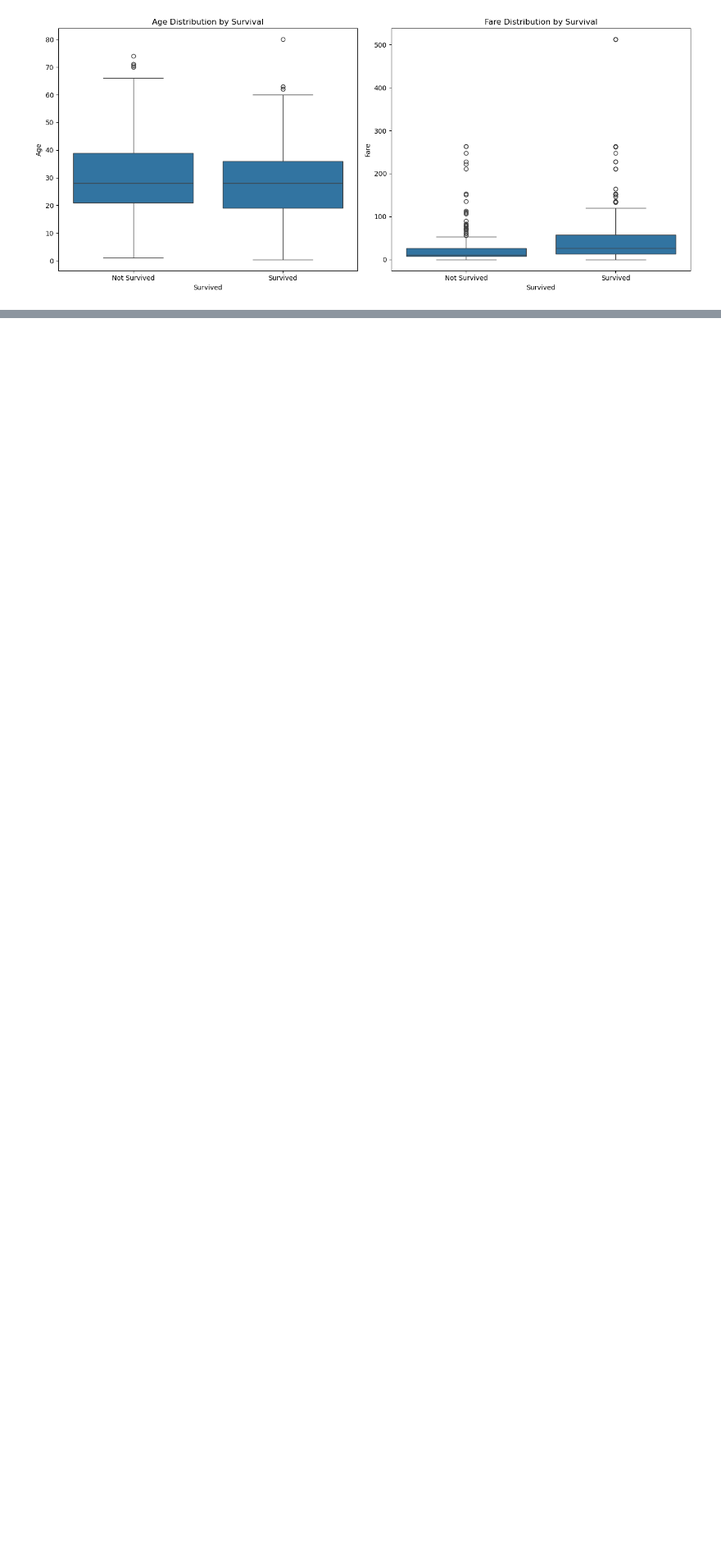
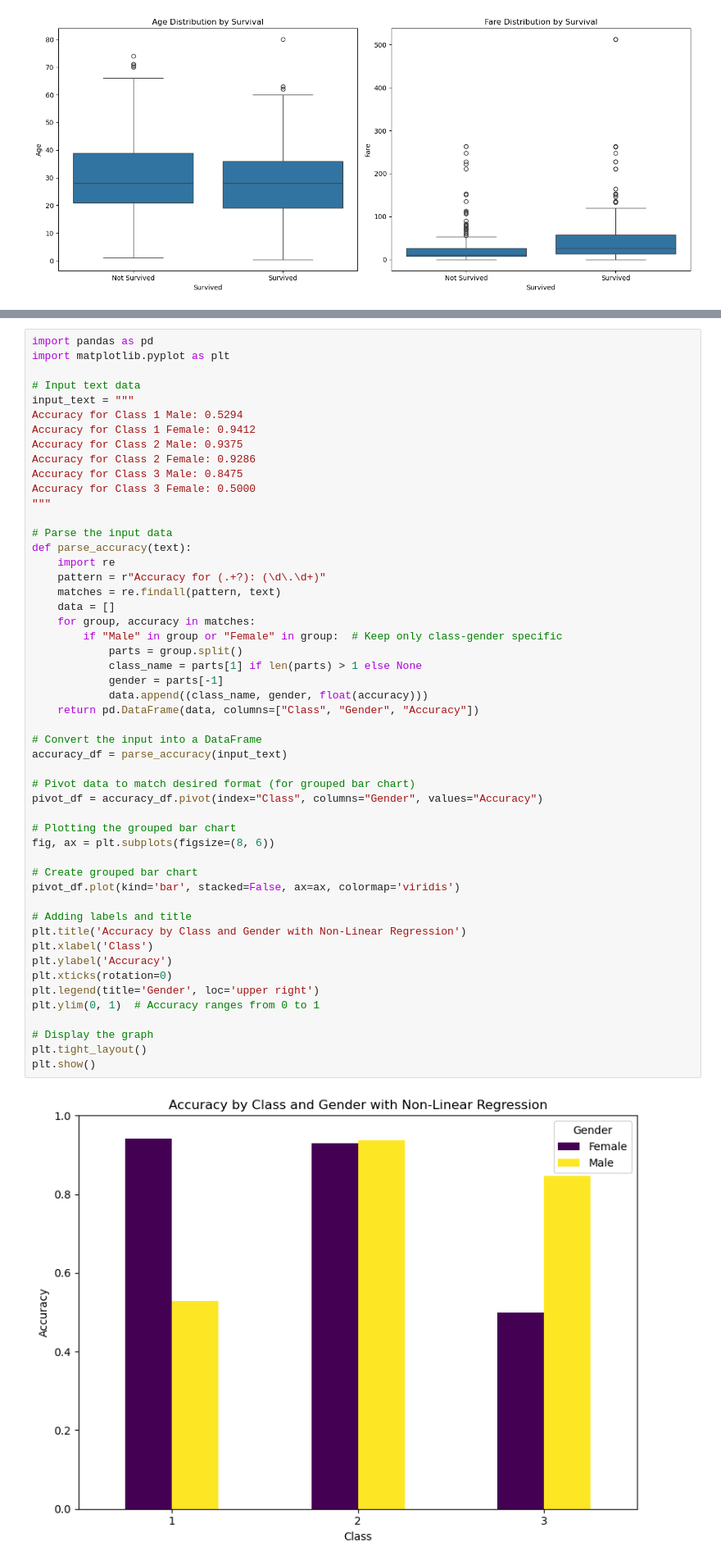
Before and after one commit to tedferris/syde543-titanic, a Jupyter notebook: sandbox/data_visualization.ipynb, the cells around one changed output, grey strips where cells are left out. Shown at 82% size. Cells and saved outputs as stored; diff of their text form; blank space fills up the shorter version.

```diff
--- a/sandbox/data_visualization.ipynb
+++ b/sandbox/data_visualization.ipynb
@@ -127,0 +130,53 @@ plt.show()
+# %%
+import pandas as pd
+import matplotlib.pyplot as plt
+
+# Input text data
+input_text = """
+Accuracy for Class 1 Male: 0.5294
+Accuracy for Class 1 Female: 0.9412
+Accuracy for Class 2 Male: 0.9375
+Accuracy for Class 2 Female: 0.9286
+Accuracy for Class 3 Male: 0.8475
+Accuracy for Class 3 Female: 0.5000
+"""
+
+# Parse the input data
+def parse_accuracy(text):
+    import re
+    pattern = r"Accuracy for (.+?): (\d\.\d+)"
+    matches = re.findall(pattern, text)
+    data = []
+    for group, accuracy in matches:
+        if "Male" in group or "Female" in group:  # Keep only class-gender specific
+            parts = group.split()
+            class_name = parts[1] if len(parts) > 1 else None
+            gender = parts[-1]
+            data.append((class_name, gender, float(accuracy)))
+    return pd.DataFrame(data, columns=["Class", "Gender", "Accuracy"])
+
+# Convert the input into a DataFrame
+accuracy_df = parse_accuracy(input_text)
+
+# Pivot data to match desired format (for grouped bar chart)
+pivot_df = accuracy_df.pivot(index="Class", columns="Gender", values="Accuracy")
+
+# Plotting the grouped bar chart
+fig, ax = plt.subplots(figsize=(8, 6))
+
+# Create grouped bar chart
+pivot_df.plot(kind='bar', stacked=False, ax=ax, colormap='viridis')
+
+# Adding labels and title
+plt.title('Accuracy by Class and Gender with Non-Linear Regression')
+plt.xlabel('Class')
+plt.ylabel('Accuracy')
+plt.xticks(rotation=0)
+plt.legend(title='Gender', loc='upper right')
+plt.ylim(0, 1)  # Accuracy ranges from 0 to 1
+
+# Display the graph
+plt.tight_layout()
+plt.show()
+# %% [output]
+[figure, added]
```
Also changed, not shown: parts of 1 cell of this notebook, 6 other files.
